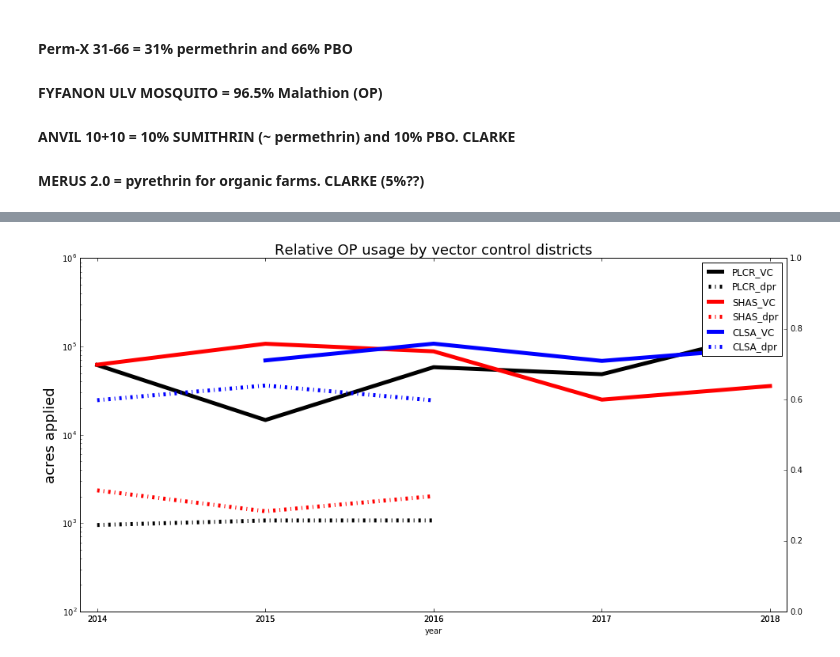
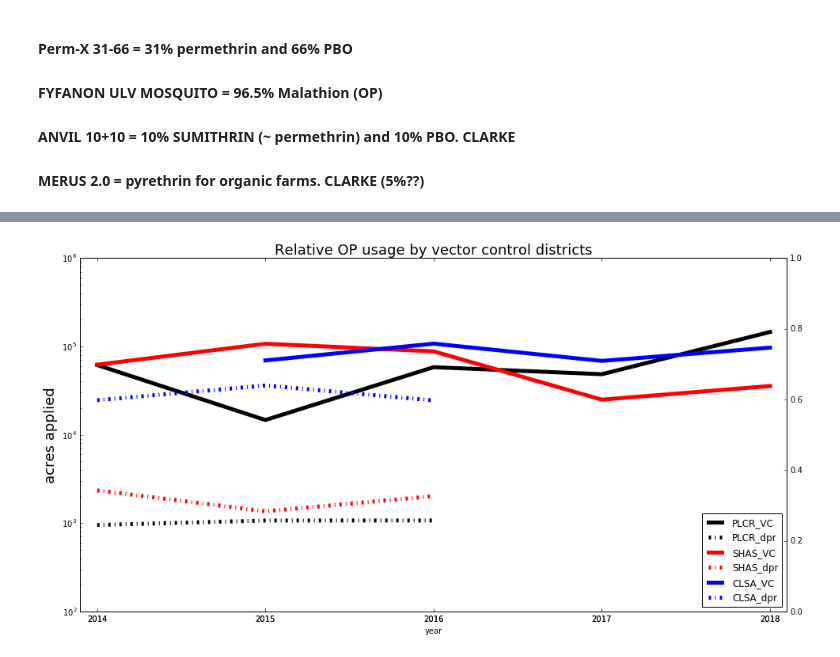
Before and after one commit to bjmain/pesticides, a Jupyter notebook: DPR_workflow1.ipynb, the cells around one changed output, grey strips where cells are left out. Cells and saved outputs as stored; diff of their text form; code cells hidden in the pictures.

```diff
--- a/DPR_workflow1.ipynb
+++ b/DPR_workflow1.ipynb
@@ -730,5 +553,5 @@ P.show()
 # %%
-#  Vector control data
+#  Vector control data vs. BIG AG. -- OP's
 
 import matplotlib.pyplot as P
 import pandas as pd
@@ -791,32 +614,32 @@ for dist in district_list:
             dpr_D[yr]=0
         county = i[15]
         if county==county_code_D[dist]: #SHASTA is 45
             unit_trt = i[11]
             if i[10]=='': # skip entries with no data
                 continue
             if unit_trt == "S": # square ft.
                 acres = float(i[10])/43560
             elif unit_trt == "A":
                 acres = float(i[10])
             else:
                 continue
             dpr_D[yr]+=acres # sum up all pyrethroid applications
 
     dpr_year = []
     dpr_pyr = []
     for Y in sorted(dpr_D):
             dpr_year.append(Y)
             dpr_pyr.append(dpr_D[Y])
     ax1.plot(dpr_year,dpr_pyr, label="_".join([dist,"dpr"]), linestyle='-.',lw=5, color=color_list[counter])
 
 # clean up x ticks
 ax1.set_xlim(2013.9,2018.1)
 ax1.set_xticks([2014, 2015, 2016, 2017, 2018])
 ax1.ticklabel_format(useOffset=False, style='plain')
-ax1.legend()
+ax1.legend(loc=4)
 ax1.set_title("Relative OP usage by vector control districts" , fontsize=18)
 ax1.set_ylabel("acres applied", fontsize=18)
 ax1.semilogy()
 P.show()
 # %% [output]
-[figure, old version]
+[figure, new version]
```
Also changed, not shown: parts of 6 cells of this notebook.
